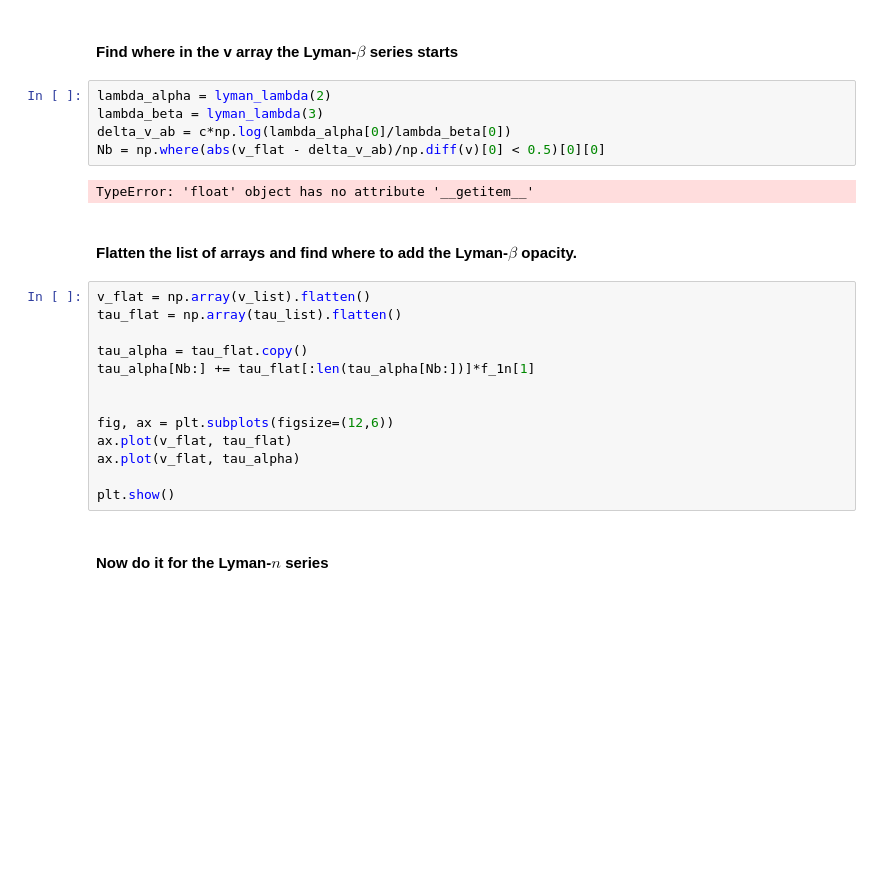
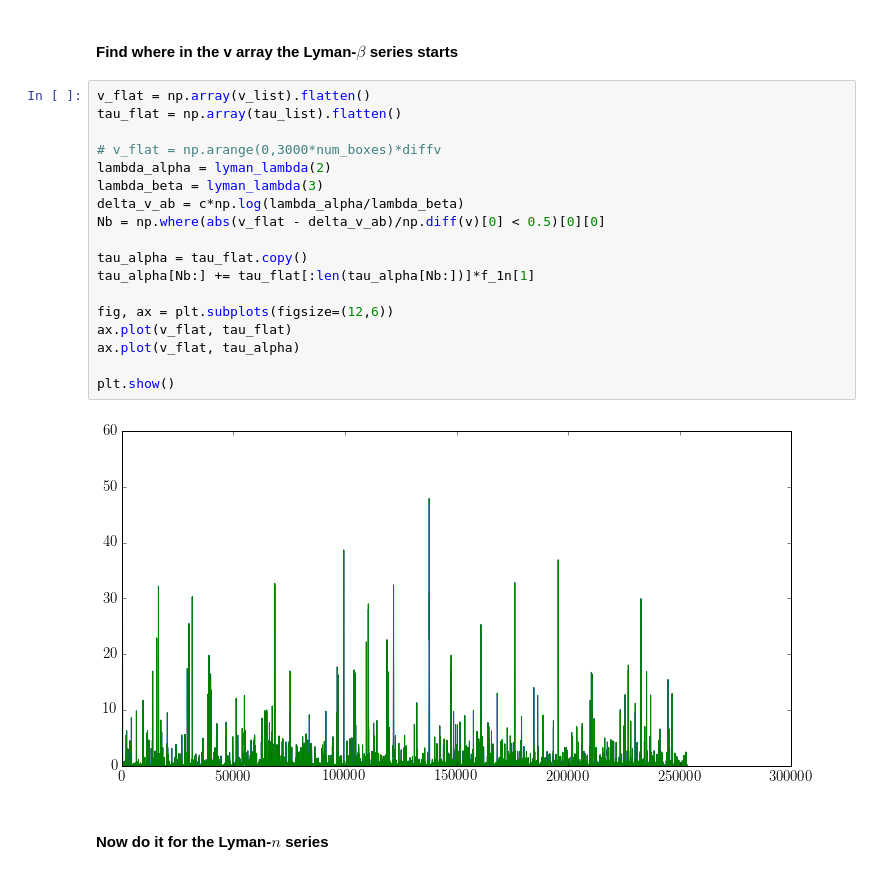
Before and after one commit to mattcwilde/Lyman-Forest, a Jupyter notebook: lyman-forest.ipynb, the cells around one changed output. Drawn from its saved outputs; the diff is of its cells as text; blank space fills up the shorter version.

```diff
--- a/lyman-forest.ipynb
+++ b/lyman-forest.ipynb
@@ -175,27 +175,25 @@ plt.show()
 # %% [markdown]
 #### Find where in the v array the Lyman-$\beta$ series starts
 # %%
+v_flat = np.array(v_list).flatten()
+tau_flat = np.array(tau_list).flatten()
+
+# v_flat = np.arange(0,3000*num_boxes)*diffv
 lambda_alpha = lyman_lambda(2)
 lambda_beta = lyman_lambda(3)
-delta_v_ab = c*np.log(lambda_alpha[0]/lambda_beta[0])
+delta_v_ab = c*np.log(lambda_alpha/lambda_beta)
 Nb = np.where(abs(v_flat - delta_v_ab)/np.diff(v)[0] < 0.5)[0][0]
+
+tau_alpha = tau_flat.copy()
+tau_alpha[Nb:] += tau_flat[:len(tau_alpha[Nb:])]*f_1n[1]
+
+fig, ax = plt.subplots(figsize=(12,6))
+ax.plot(v_flat, tau_flat)
+ax.plot(v_flat, tau_alpha)
+
+plt.show()
 # %% [output]
-TypeError: 'float' object has no attribute '__getitem__'
+[figure, added]
-# %% [markdown]
-#### Flatten the list of arrays and find where to add the Lyman-$\beta$ opacity.
-# %%
-v_flat = np.array(v_list).flatten()
-tau_flat = np.array(tau_list).flatten()
-
-tau_alpha = tau_flat.copy()
-tau_alpha[Nb:] += tau_flat[:len(tau_alpha[Nb:])]*f_1n[1]
-
-
-fig, ax = plt.subplots(figsize=(12,6))
-ax.plot(v_flat, tau_flat)
-ax.plot(v_flat, tau_alpha)
-
-plt.show()
 # %% [markdown]
 #### Now do it for the Lyman-$n$ series
 # %%
```
Also changed, not shown: parts of 8 cells of this notebook, 1 other file.
